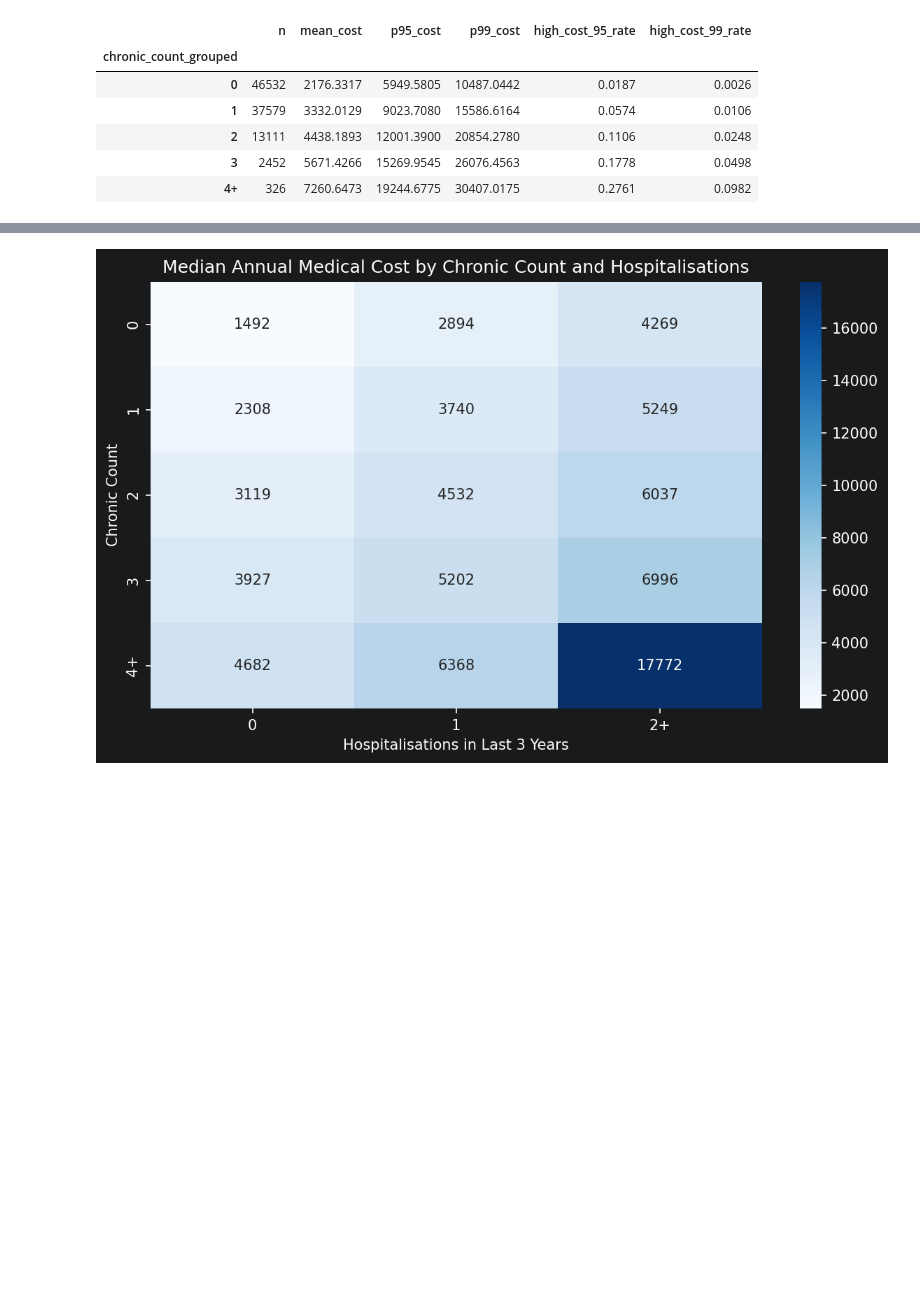
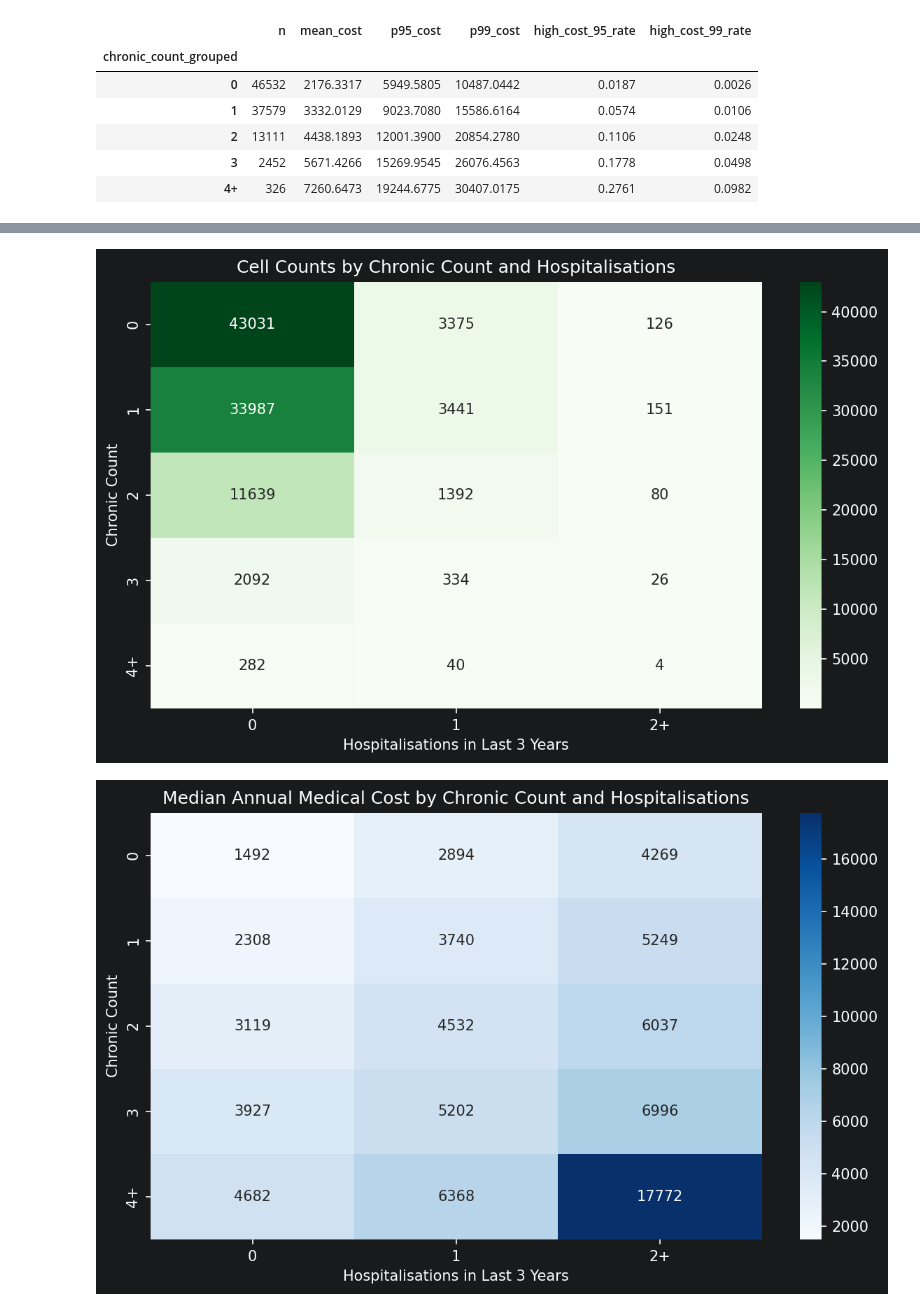
Before and after one commit to maxfawcett01/Medical_Insurance, a Jupyter notebook: Notebooks/02_model_choice_diagnostics.ipynb, the cells around one changed output, grey strips where cells are left out. Saved outputs shown, nothing was run; the diff lists cells and outputs as text; code cells hidden in the pictures; blank space fills up the shorter version.

```diff
--- a/Notebooks/02_model_choice_diagnostics.ipynb
+++ b/Notebooks/02_model_choice_diagnostics.ipynb
@@ -425,7 +425,18 @@ interaction_p99 = df.pivot_table(
     observed=True
 ).round(2)
 
-interaction_median
+interaction_counts = df.pivot_table(
+    values=target,
+    index="chronic_count_grouped",
+    columns="hospitalizations_grouped",
+    aggfunc="size",
+    observed=True
+)
+
+display(interaction_median)
+display(interaction_p95)
+display(interaction_p99)
+display(interaction_counts)
 # %% [output]
 | hospitalizations_grouped | 0 | 1 | 2+ |
 | chronic_count_grouped |  |  |  |
@@ -437,3 +469,20 @@ interaction_median
+# %%
+plt.figure(figsize=(8, 5), dpi=150)
+
+sns.heatmap(
+    interaction_counts,
+    annot=True,
+    fmt=".0f",
+    cmap="Greens"
+)
+
+plt.title("Cell Counts by Chronic Count and Hospitalisations")
+plt.xlabel("Hospitalisations in Last 3 Years")
+plt.ylabel("Chronic Count")
+plt.tight_layout()
+plt.show()
+# %% [output]
+[figure, added]
 # %%
 plt.figure(figsize=(8, 5), dpi=150)
 
```
Also changed, not shown: parts of 2 cells of this notebook.
